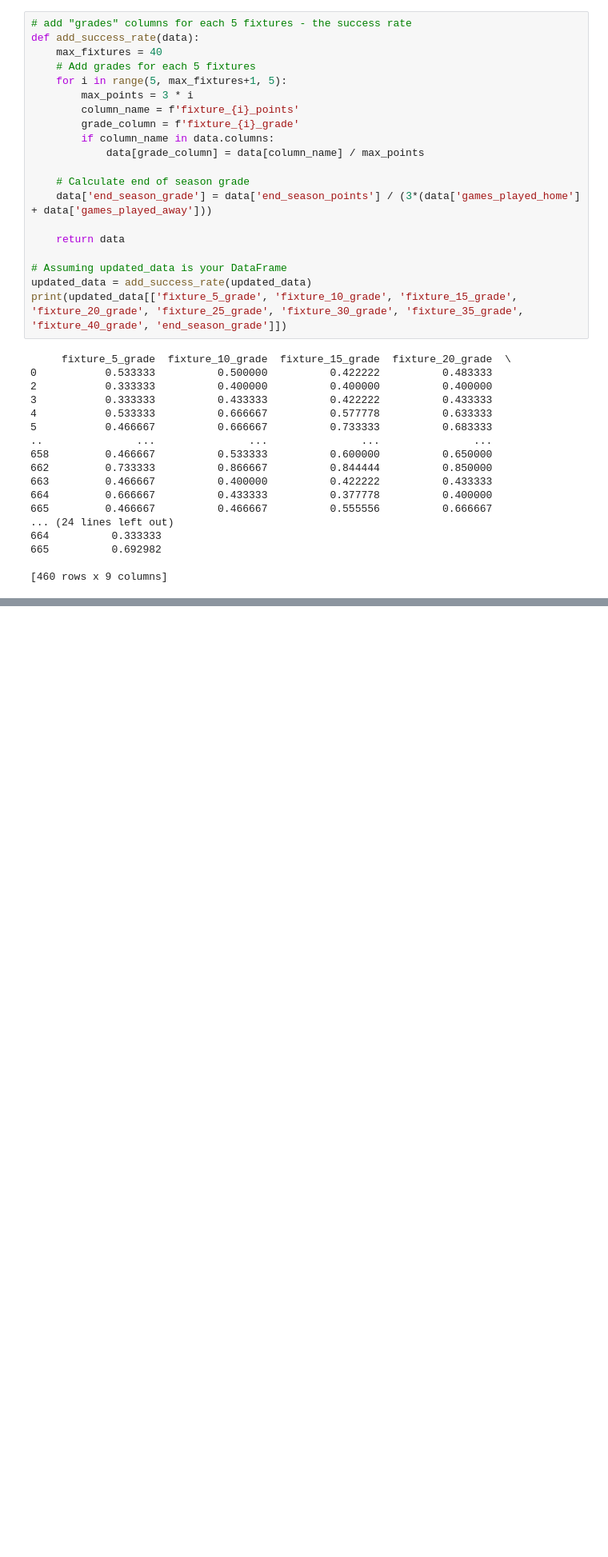
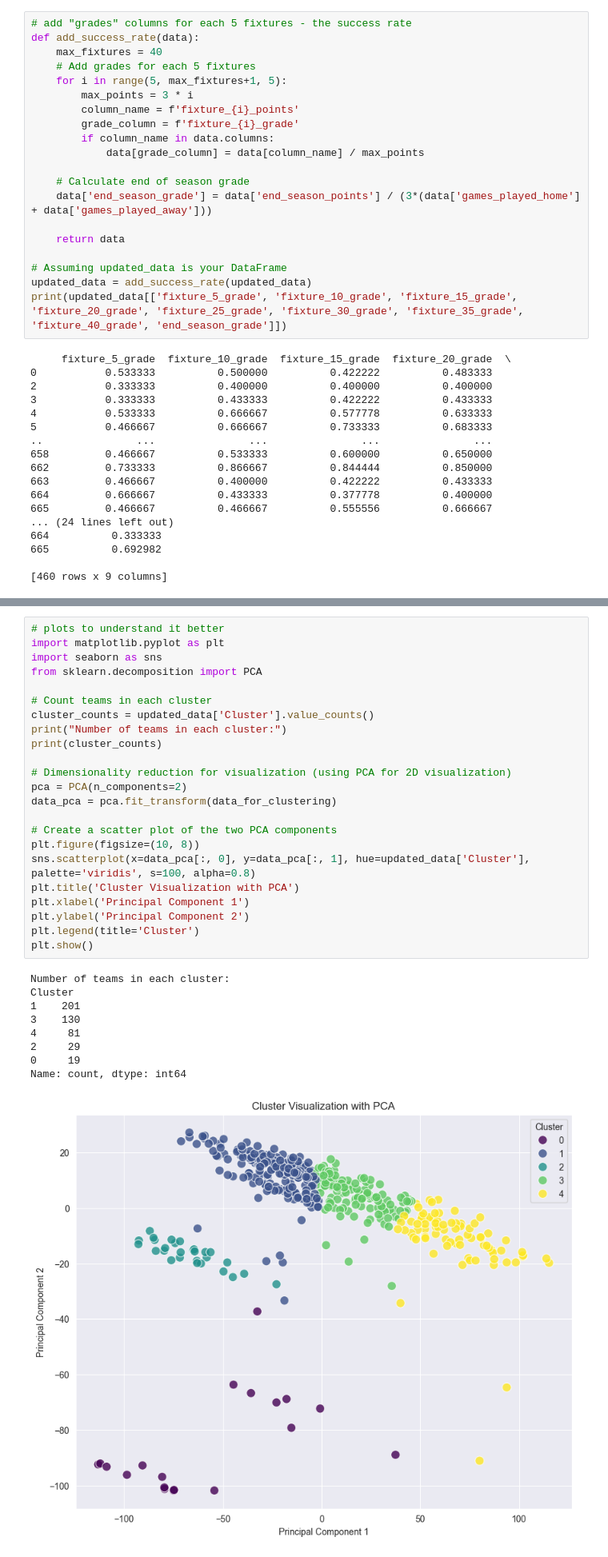
Before and after one commit to PLAI-BOOK/EDA, a Jupyter notebook: Tables_EDA/teams_eda/teams_notebook.ipynb, the cells around one changed output, grey strips where cells are left out. Shown: that part at 80% size. Drawn from its saved outputs; the diff is of its cells as text; blank space fills up the shorter version.

```diff
--- a/Tables_EDA/teams_eda/teams_notebook.ipynb
+++ b/Tables_EDA/teams_eda/teams_notebook.ipynb
@@ -272,0 +398,33 @@ print(updated_data[['fixture_5_grade', 'fixture_10_grade', 'fixture_15_grade', '
+# %%
+# plots to understand it better
+import matplotlib.pyplot as plt
+import seaborn as sns
+from sklearn.decomposition import PCA
+
+# Count teams in each cluster
+cluster_counts = updated_data['Cluster'].value_counts()
+print("Number of teams in each cluster:")
+print(cluster_counts)
+
+# Dimensionality reduction for visualization (using PCA for 2D visualization)
+pca = PCA(n_components=2)
+data_pca = pca.fit_transform(data_for_clustering)
+
+# Create a scatter plot of the two PCA components
+plt.figure(figsize=(10, 8))
+sns.scatterplot(x=data_pca[:, 0], y=data_pca[:, 1], hue=updated_data['Cluster'], palette='viridis', s=100, alpha=0.8)
+plt.title('Cluster Visualization with PCA')
+plt.xlabel('Principal Component 1')
+plt.ylabel('Principal Component 2')
+plt.legend(title='Cluster')
+plt.show()
+# %% [output]
+Number of teams in each cluster:
+Cluster
+1    201
+3    130
+4     81
+2     29
+0     19
+Name: count, dtype: int64
+[figure, added]
```
Also changed, not shown: parts of 5 cells of this notebook.
